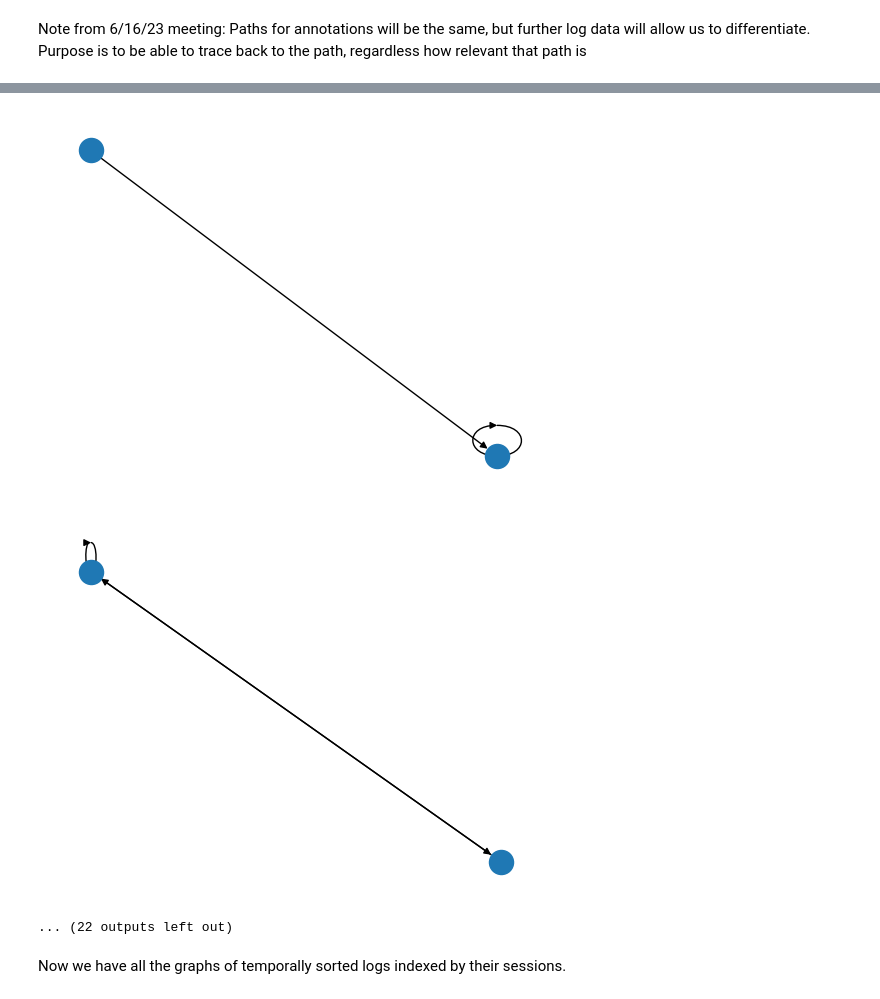
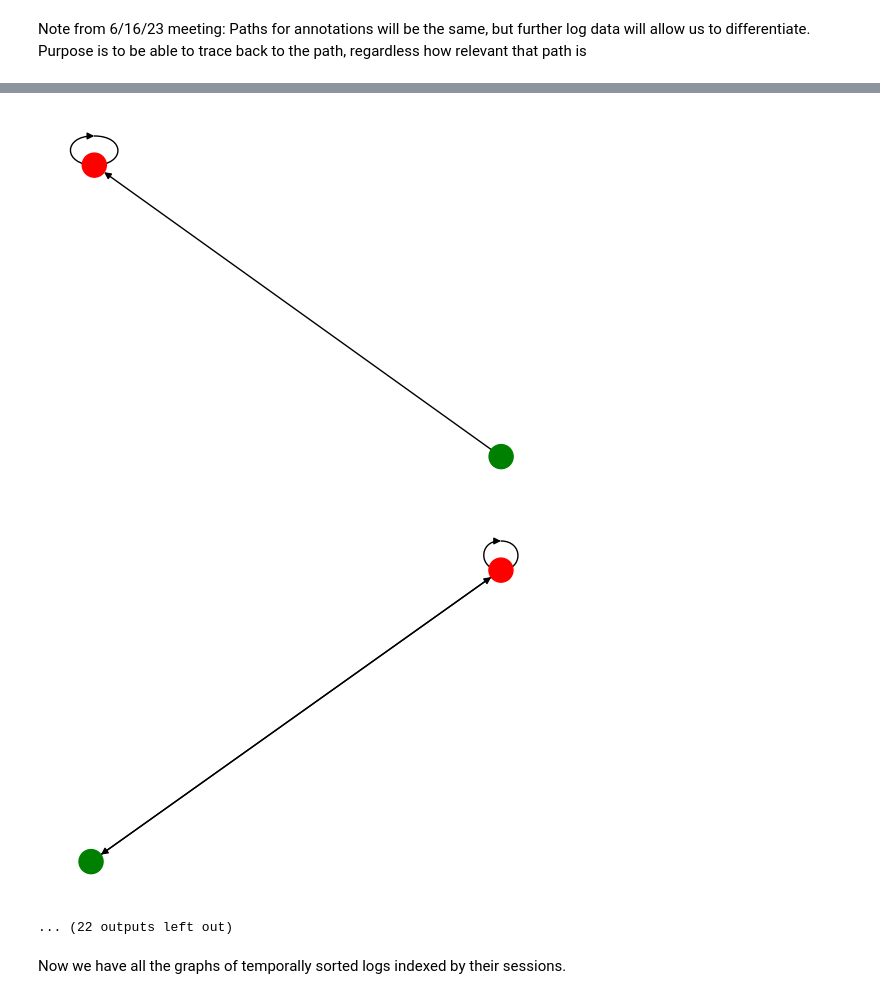
Before and after one commit to UMD-ARLIS/incubator-flagon-distill, a Jupyter notebook: prototypes/Prototype 3.ipynb, the cells around one changed output, grey strips where cells are left out. Drawn from its saved outputs; the diff is of its cells as text; code cells hidden in the pictures.

Commit message:
prototype_3 - colored graphs appropriately

```diff
--- a/prototypes/Prototype 3.ipynb
+++ b/prototypes/Prototype 3.ipynb
@@ -84,6 +87,31 @@ def convert_time(date_type, client_time):
         return pd.to_datetime(client_time, unit='ms', origin='unix')
     else:
         return client_time
+
+def get_color_graph(log_dict, color_dict, partition_func):
+    targets = []
+    partition_dict = {}
+    label_dict = {}
+    for log in log_dict.values():
+        # Append this log's path as a string, to targets
+        targets.append(''.join(log['path'])) #This is the path as a string
+        # {this path : partition type ('Other' or 'div-leaflet-pane')}
+        partition_dict[targets[-1]] = partition_func(log, color_dict.keys())
+        # {this path : log's label}
+        label_dict[targets[-1]] = log['target']
+
+    # Make a pairwise list of the logs' paths as edges
+    edges = list(nx.utils.pairwise(targets))
+
+    # x and y are the nodes connected by the edge, and v is the capacity of the edge
+    graph = nx.DiGraph((x, y, {'capacity': v}) for (x, y), v in collections.Counter(edges).items())
+    # Sets partition and label attributes for each node in the graph
+    nx.set_node_attributes(graph, partition_dict, "partition")
+    nx.set_node_attributes(graph, label_dict, "label")
+    # Sets node values according to the partition of the node's log
+    colors = [color_dict[p] for p in nx.get_node_attributes(graph, "partition").values()]
+    # Returns a tuple containing the constructed graph (graph) and the list of colors (colors)
+    return (graph, colors)
 
 def setup(file, date_type):
     with open(file) as json_file:
@@ -115,7 +143,7 @@ def setup(file, date_type):
 files = ["logs_nome_vlad.json"]
 
 # Color coding the different elements for the Sankey and Directed graphs
-color_dict = {'Other':'green', 'div.leaflet-pane':'red'}
+color_dict = {'Other':'green', 'div.leaflet-pane leaflet-map-pane':'red'}
 
 # creating a list to store the generated directed graphs
 graphs = {}
@@ -128,7 +156,7 @@ for file in files:
         (graph, colors) = get_color_graph(logs, color_dict, get_partition)
         f = plt.figure()
         # drawing the di-graph
-        nx.draw(graph, pos=nx.spring_layout(graph), ax=f.add_subplot(111))
+        nx.draw(graph, pos=nx.spring_layout(graph), node_color=colors, ax=f.add_subplot(111))
         # adding the digraph to our previously defined 'graphs' list.
         graphs[sessID] = graph
 # %% [output]
@@ -145,5 +173,5 @@ for file in files:
-[figure, old version]
+[figure, new version]
-[figure, old version]
+[figure, new version]
 ... (22 outputs left out)
 # %% [markdown]
 Now we have all the graphs of temporally sorted logs indexed by their sessions.
```
Also changed, not shown: parts of 3 cells of this notebook, 1 other file.
